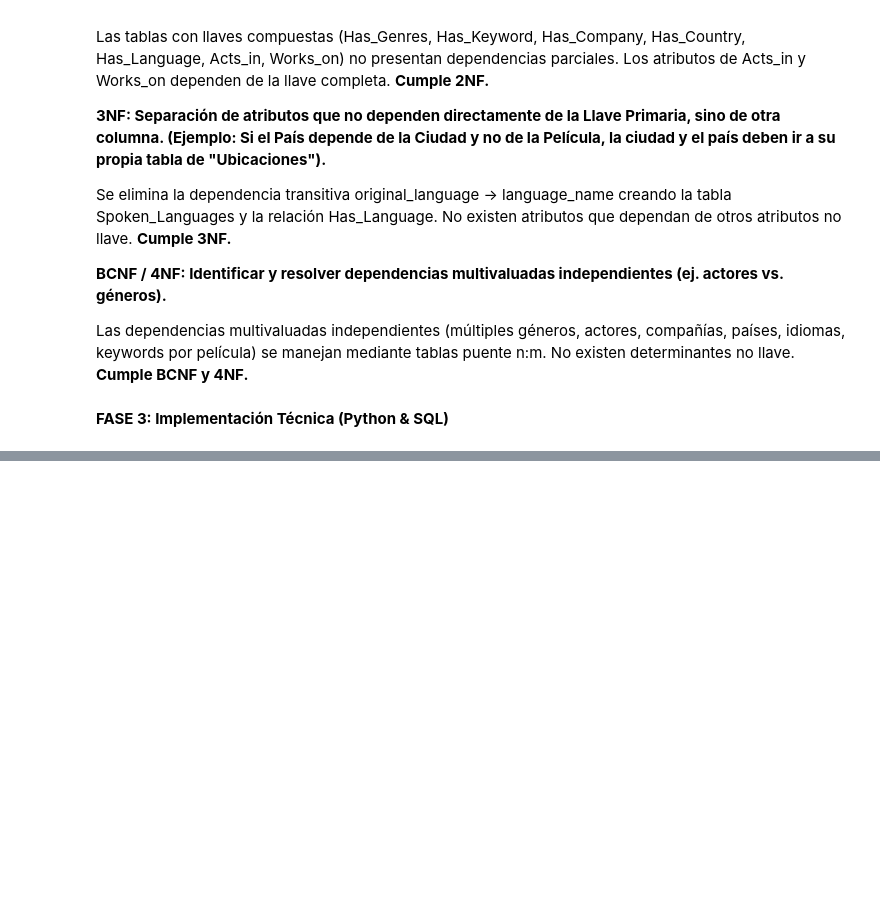
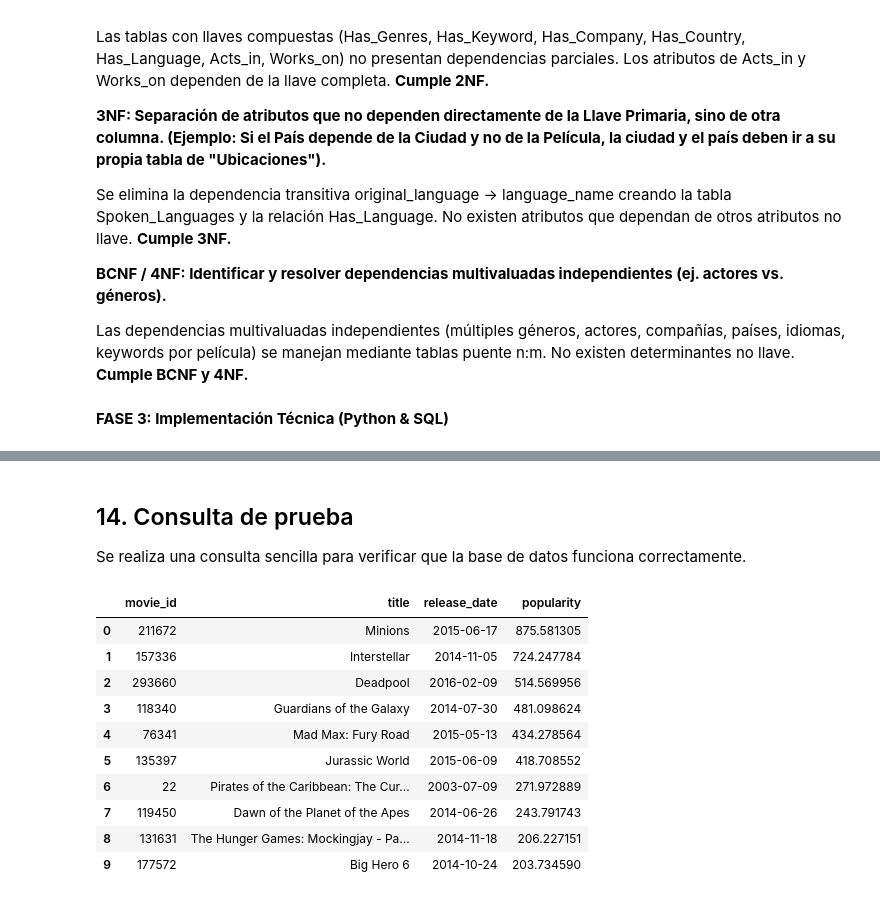
Before and after one commit to HaloV01d/Dise-o_Normalizaci-n_e_Implementaci-n_de_Bases_de_Datos_Relacionales-, a Jupyter notebook: asignaci-n-3.ipynb, the cells around one changed output, grey strips where cells are left out. Cells and saved outputs as stored; diff of their text form; code cells hidden in the pictures; blank space fills up the shorter version.

```diff
--- a/asignaci-n-3.ipynb
+++ b/asignaci-n-3.ipynb
@@ -128,0 +551,12 @@ No existen determinantes no llave.
+# %%
+db_path = "/kaggle/working/tmdb_normalized.db"
+
+if os.path.exists(db_path):
+    os.remove(db_path)
+
+conn = sqlite3.connect(db_path)
+cursor = conn.cursor()
+
+cursor.execute("PRAGMA foreign_keys = ON;")
+
+print("Base de datos creada en:", db_path)
@@ -128,0 +761,25 @@ No existen determinantes no llave.
+# %% [markdown]
+## 14. Consulta de prueba
+
+Se realiza una consulta sencilla para verificar que la base de datos funciona correctamente.
+# %%
+query = """
+SELECT movie_id, title, release_date, popularity
+FROM movies
+ORDER BY popularity DESC
+LIMIT 10;
+"""
+
+pd.read_sql_query(query, conn)
+# %% [output]
+|  | movie_id | title | release_date | popularity |
+| 0 | 211672 | Minions | 2015-06-17 | 875.581305 |
+| 1 | 157336 | Interstellar | 2014-11-05 | 724.247784 |
+| 2 | 293660 | Deadpool | 2016-02-09 | 514.569956 |
+| 3 | 118340 | Guardians of the Galaxy | 2014-07-30 | 481.098624 |
+| 4 | 76341 | Mad Max: Fury Road | 2015-05-13 | 434.278564 |
+| 5 | 135397 | Jurassic World | 2015-06-09 | 418.708552 |
+| 6 | 22 | Pirates of the Caribbean: The Cur... | 2003-07-09 | 271.972889 |
+| 7 | 119450 | Dawn of the Planet of the Apes | 2014-06-26 | 243.791743 |
+| 8 | 131631 | The Hunger Games: Mockingjay - Pa... | 2014-11-18 | 206.227151 |
+| 9 | 177572 | Big Hero 6 | 2014-10-24 | 203.734590 |
```
Also changed, not shown: parts of 39 cells of this notebook.
